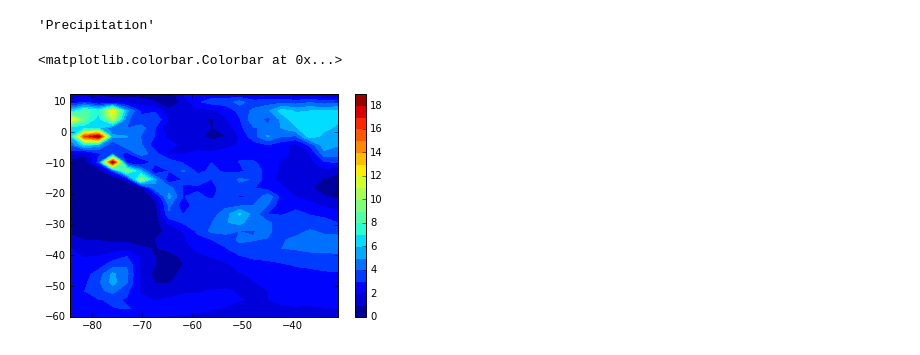
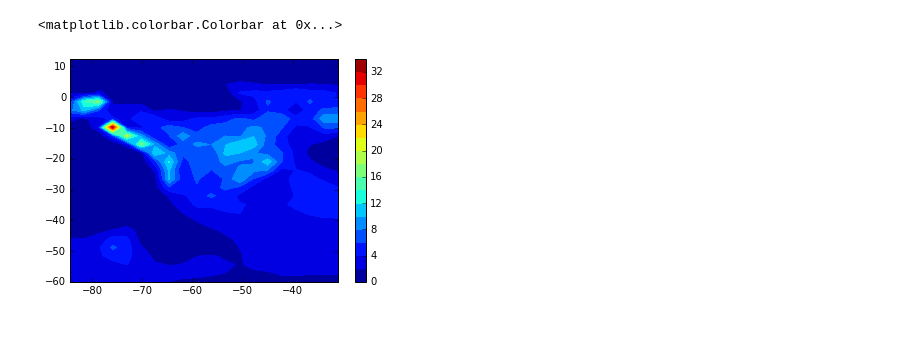
Before and after one commit to nzazulie/tp_curso_python, a Jupyter notebook: lectura_netcdf.ipynb, the cells around one changed output. Cells and saved outputs as stored; diff of their text form; code cells hidden in the pictures.

```diff
--- a/lectura_netcdf.ipynb
+++ b/lectura_netcdf.ipynb
@@ -12,9 +12,10 @@ file_in = path + file
 ncfile = netCDF4.Dataset(file_in)
 # %%
 #ncfile      #Contiene metadata del archivo (como ncdump)
-pre = ncfile.variables["pr"]
-pre_data = pre[100:800,:,:]*60*60*24
+pre = ncfile.variables["pr"]          #pre es un objeto
+pre_data = pre[0::12,:,:]*60*60*24    #un array de numpy
 #ncfile.close()
+pre_ene1 = pre_data[:,3,10]
 plt.plot(pre_data[:,3,10])
 plt.grid()
 plt.title(pre.long_name )
@@ -40,15 +27,11 @@ pre.ncattrs()
-# %%
-pre.long_name
-# %% [output]
-'Precipitation'
 # %%
 #Graficar un campo de PP
 #Extraigo lat y lon
 lat = ncfile.variables["lat"][:]
 lon = ncfile.variables["lon"][:]-360
-
-plt.contourf(lon,lat,np.nanmean(pre_data[:,:,:],axis=0),20)
+pre_med_ene = np.nanmean(pre_data[:,:,:],axis=0)
+plt.contourf(lon,lat,pre_med_ene,20)
 plt.colorbar(orientation="vertical")
 # %% [output]
 <matplotlib.colorbar.Colorbar at 0x...>
-[figure, old version]
+[figure, new version]
```
Also changed, not shown: parts of 9 cells of this notebook.
